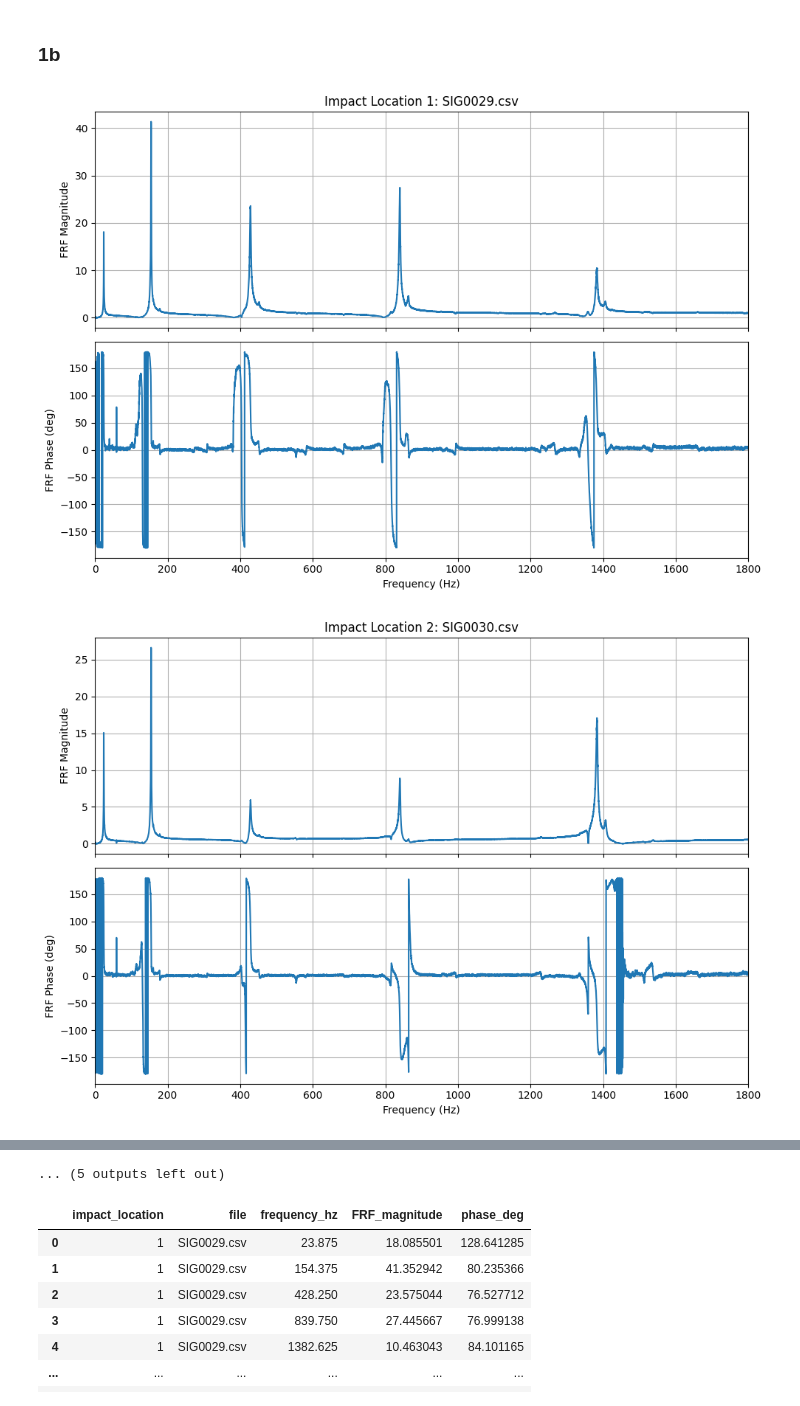
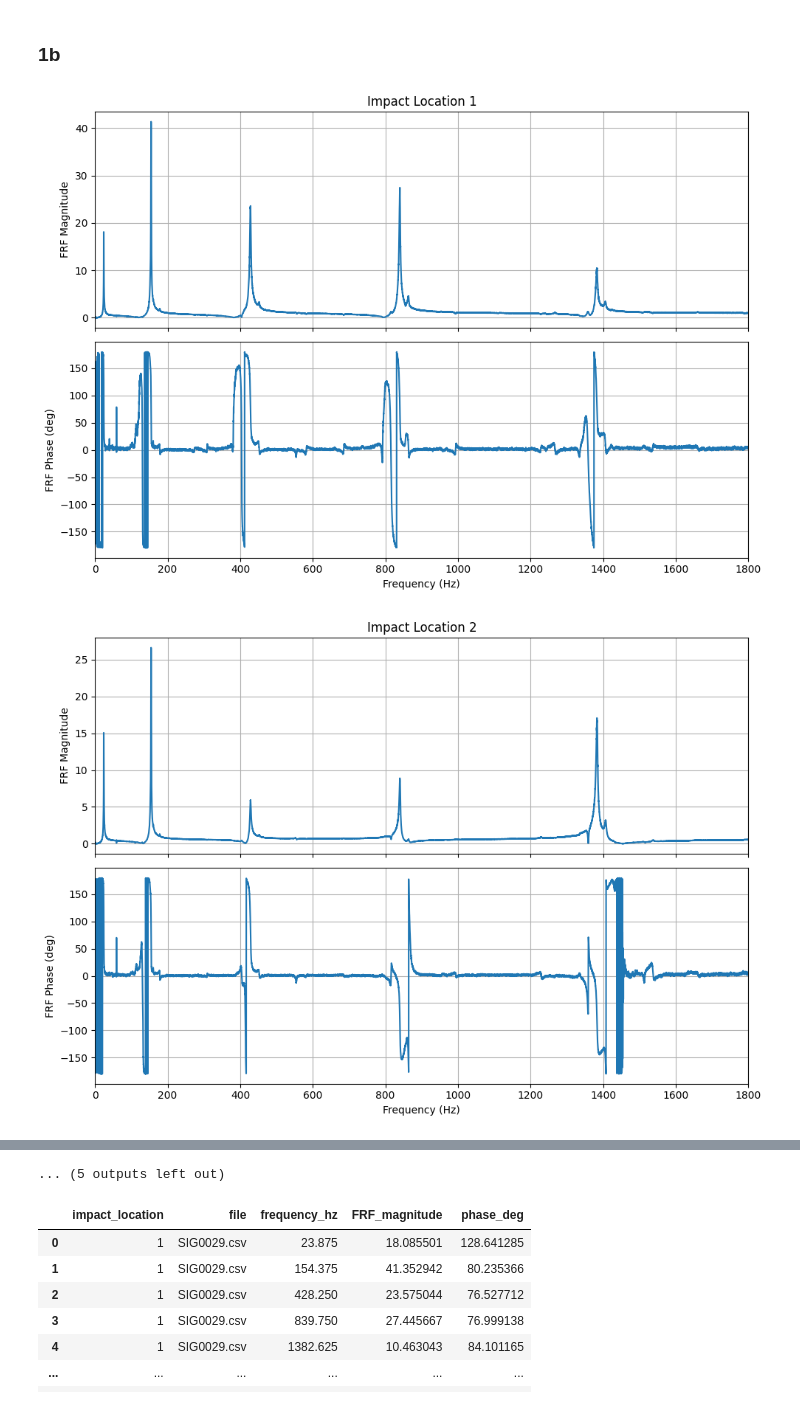
Before and after one commit to aaliyahgaffey/lab5_AE461, a Jupyter notebook: data_analysis.ipynb, the cells around one changed output, grey strips where cells are left out. Drawn from its saved outputs; the diff is of its cells as text; code cells hidden in the pictures.

Commit message:
Edit titles for 1b

```diff
--- a/data_analysis.ipynb
+++ b/data_analysis.ipynb
@@ -208,20 +208,20 @@ Saved: problem_1a_imag_peaks_real_zero_table.csv
 # %%
 for i, d in enumerate(data, start=1):
     freq, mag, phase = restrict_band(d["freq_frf"], d["frf_mag"], d["frf_phase_deg"])
 
     fig, axes = plt.subplots(2, 1, figsize=(10, 7), sharex=True)
 
     axes[0].plot(freq, mag)
     axes[0].set_ylabel("FRF Magnitude")
-    axes[0].set_title(f"Impact Location {i}: {d['file']}")
+    axes[0].set_title(f"Impact Location {i}")
 
     axes[1].plot(freq, phase)
     axes[1].set_ylabel("FRF Phase (deg)")
     axes[1].set_xlabel("Frequency (Hz)")
     axes[1].set_xlim(FREQ_MIN, FREQ_MAX)
 
     plt.tight_layout()
     plt.show()
 # %% [output]
-[figure, old version]
+[figure, new version]
-[figure, old version]
+[figure, new version]
```
Also changed, not shown: parts of 1 cell of this notebook.
